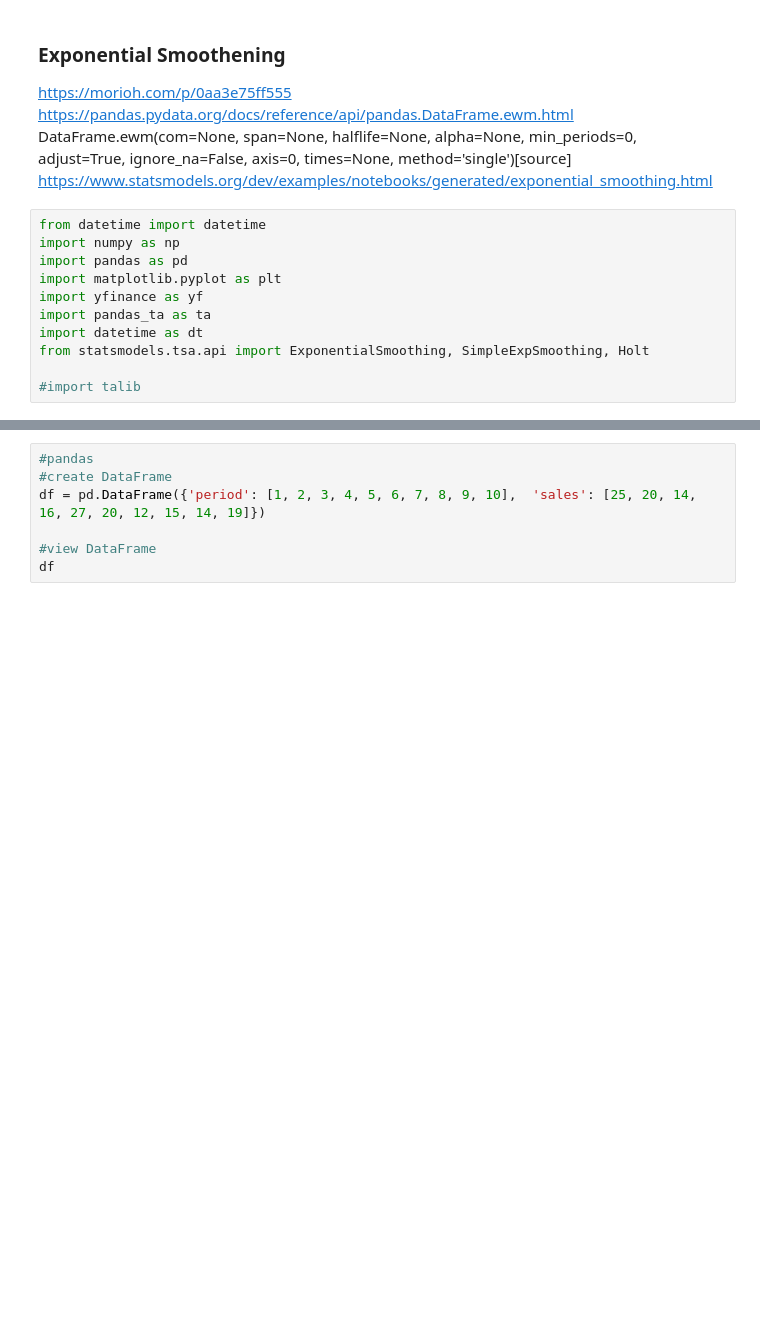
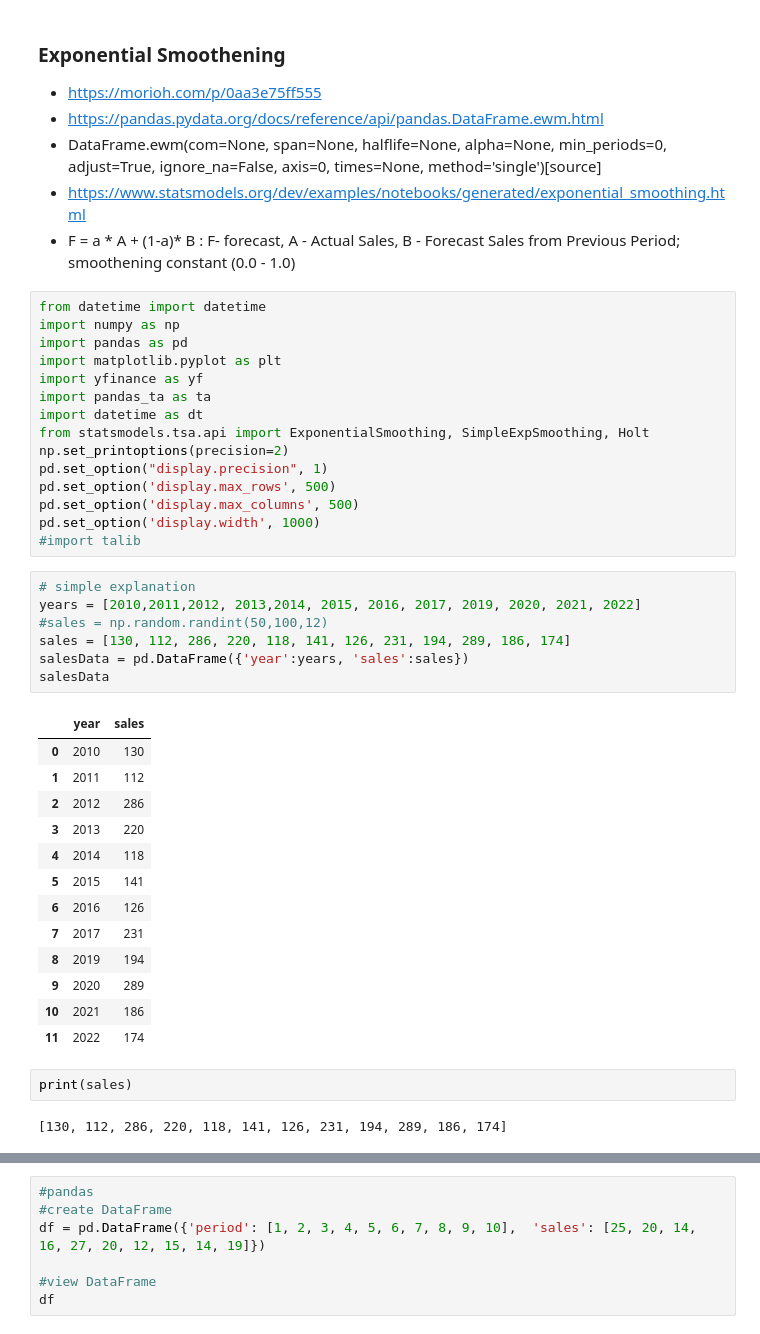
Before and after one commit to DUanalytics/pyJupyter, a Jupyter notebook: 07-analytics2/6TSA/tsES.ipynb, the cells around one changed output, grey strips where cells are left out. Drawn from its saved outputs; the diff is of its cells as text; blank space fills up the shorter version.

```diff
--- a/07-analytics2/6TSA/tsES.ipynb
+++ b/07-analytics2/6TSA/tsES.ipynb
@@ -1,9 +1,10 @@
 # %% [markdown]
 ### Exponential Smoothening
-https://morioh.com/p/0aa3e75ff555
-https://pandas.pydata.org/docs/reference/api/pandas.DataFrame.ewm.html
-DataFrame.ewm(com=None, span=None, halflife=None, alpha=None, min_periods=0, adjust=True, ignore_na=False, axis=0, times=None, method='single')[source]
-https://www.statsmodels.org/dev/examples/notebooks/generated/exponential_smoothing.html
+- https://morioh.com/p/0aa3e75ff555
+- https://pandas.pydata.org/docs/reference/api/pandas.DataFrame.ewm.html
+- DataFrame.ewm(com=None, span=None, halflife=None, alpha=None, min_periods=0, adjust=True, ignore_na=False, axis=0, times=None, method='single')[source]
+- https://www.statsmodels.org/dev/examples/notebooks/generated/exponential_smoothing.html
+- F = a * A + (1-a)* B  : F- forecast, A - Actual Sales, B - Forecast Sales from Previous Period; smoothening constant (0.0 - 1.0)
 # %%
 from datetime import datetime
 import numpy as np
@@ -13,5 +14,34 @@ import yfinance as yf
 import pandas_ta as ta
 import datetime as dt
 from statsmodels.tsa.api import ExponentialSmoothing, SimpleExpSmoothing, Holt
-
+np.set_printoptions(precision=2)
+pd.set_option("display.precision", 1)
+pd.set_option('display.max_rows', 500)
+pd.set_option('display.max_columns', 500)
+pd.set_option('display.width', 1000)
 #import talib
+# %%
+# simple explanation
+years = [2010,2011,2012, 2013,2014, 2015, 2016, 2017, 2019, 2020, 2021, 2022]
+#sales = np.random.randint(50,100,12)
+sales = [130, 112, 286, 220, 118, 141, 126, 231, 194, 289, 186, 174]
+salesData = pd.DataFrame({'year':years, 'sales':sales})
+salesData
+# %% [output]
+|  | year | sales |
+| 0 | 2010 | 130 |
+| 1 | 2011 | 112 |
+| 2 | 2012 | 286 |
+| 3 | 2013 | 220 |
+| 4 | 2014 | 118 |
+| 5 | 2015 | 141 |
+| 6 | 2016 | 126 |
+| 7 | 2017 | 231 |
+| 8 | 2019 | 194 |
+| 9 | 2020 | 289 |
+| 10 | 2021 | 186 |
+| 11 | 2022 | 174 |
+# %%
+print(sales)
+# %% [output]
+[130, 112, 286, 220, 118, 141, 126, 231, 194, 289, 186, 174]
```
Also changed, not shown: parts of 15 cells of this notebook.
